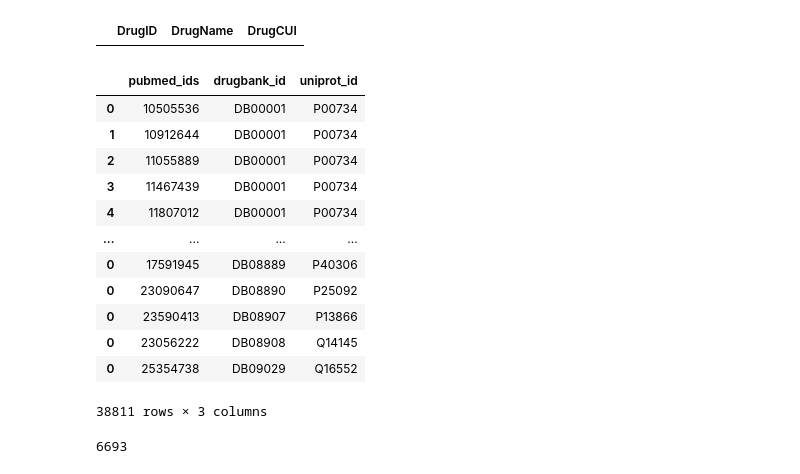
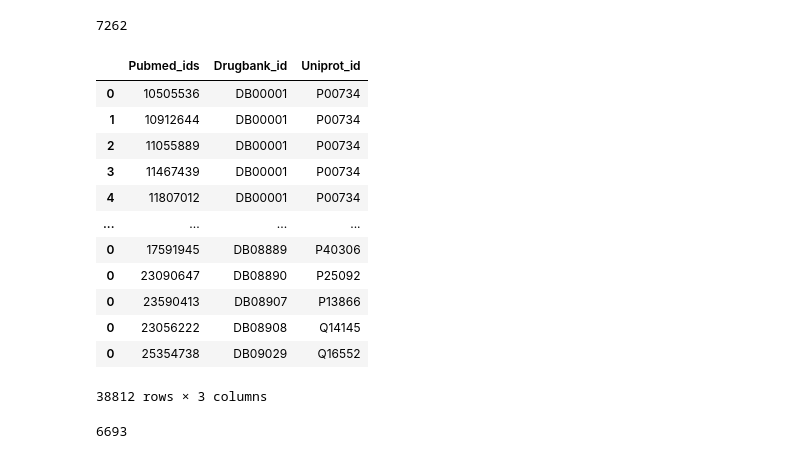
Before and after one commit to SDM-TIB/Project_Scientific_DB_Programming, a Jupyter notebook: PKDDI_DPI_KG_Creation.ipynb, the cells around one changed output. Saved outputs shown, nothing was run; the diff lists cells and outputs as text; code cells hidden in the pictures.

```diff
--- a/PKDDI_DPI_KG_Creation.ipynb
+++ b/PKDDI_DPI_KG_Creation.ipynb
@@ -138,13 +144,8 @@ path = 'dataset/'
 # %%
-asymmetric_ddi = pd.read_csv(path+'PharmacokineticDDI.csv', delimiter=",")
-dpi = pd.read_csv(path+'DrugsAndProteins.csv', delimiter=",")
 cui_db = pd.read_csv('../store_data/CUI_DrugBank.csv', delimiter=",")
 f1 = pd.read_csv('../store_data/drug/Symmetric_DDI_corpus.csv', delimiter=",")
 f2 = pd.read_csv('../store_data/drug/Unsymmetric_DDI_corpus.csv', delimiter=",")
 
-
-display(asymmetric_ddi.shape, asymmetric_ddi.head(2))
-display(dpi.shape, dpi.head(2))
 display(cui_db.shape, cui_db.head(2))
 display(f1.head(1), f2.head(1))
 # %% [output]
@@ -358,20 +349,20 @@ df1.to_csv('Drugs.csv', index=None)
-# %%
-df1.loc[df1.DrugID=='DB07982']
-# %% [output]
-|  | DrugID | DrugName | DrugCUI |
+# %%
+len(df1.DrugID.unique())
+# %% [output]
+7262
 # %%
-df2 = dpi[['pubmed_ids']]
+df2 = dpi[['Pubmed_ids']]
 dpi_pubmed = pd.DataFrame()
 for index, row in dpi.iterrows():
-    if type(row['pubmed_ids'])!=float:
-        df3 = pd.DataFrame(data=row['pubmed_ids'].split('|'), columns=['pubmed_ids'])
-        df3['drugbank_id'] = row['drugbank_id']
-        df3['uniprot_id'] = row['uniprot_id']
+    if type(row['Pubmed_ids'])!=float:
+        df3 = pd.DataFrame(data=row['Pubmed_ids'].split('|'), columns=['Pubmed_ids'])
+        df3['Drugbank_id'] = row['Drugbank_id']
+        df3['Uniprot_id'] = row['Uniprot_id']
         dpi_pubmed = pd.concat([dpi_pubmed, df3])
 
 dpi_pubmed
 # %% [output]
-|  | pubmed_ids | drugbank_id | uniprot_id |
+|  | Pubmed_ids | Drugbank_id | Uniprot_id |
 | 0 | 10505536 | DB00001 | P00734 |
 | 1 | 10912644 | DB00001 | P00734 |
 | 2 | 11055889 | DB00001 | P00734 |
@@ -383,7 +374,7 @@ dpi_pubmed
 | 0 | 23590413 | DB08907 | P13866 |
 | 0 | 23056222 | DB08908 | Q14145 |
 | 0 | 25354738 | DB09029 | Q16552 |
-38811 rows × 3 columns
+38812 rows × 3 columns
 # %%
 dpi_pubmed.to_csv('dpi_pubmed.csv', index=None)
 # %%
```
Also changed, not shown: parts of 17 cells of this notebook, 11 other files.
